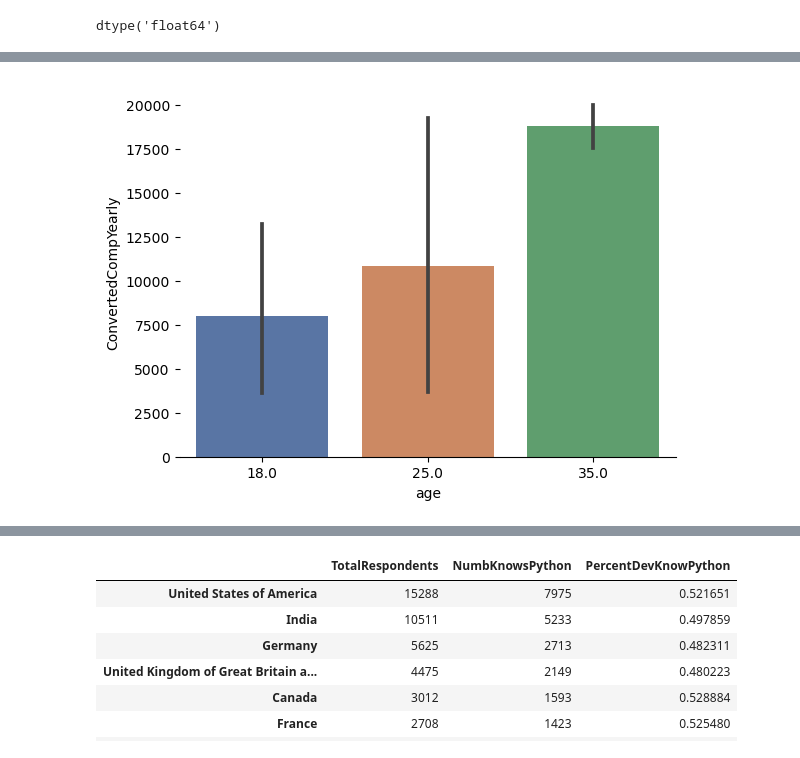
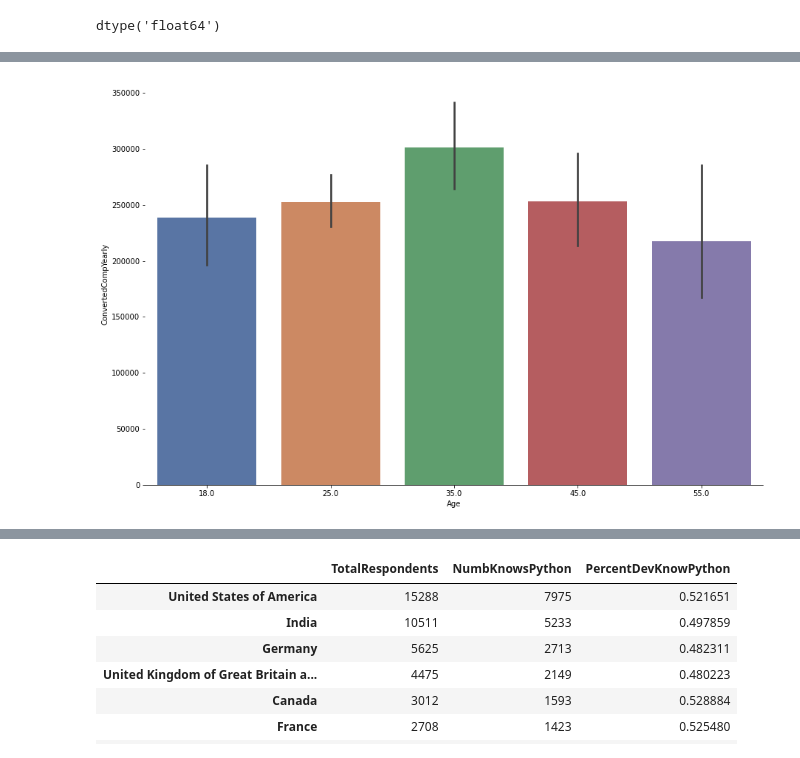
Before and after one commit to abraazaryan14/Intro-to-DataScience-Project1, a Jupyter notebook: First_Project.ipynb, the cells around one changed output, grey strips where cells are left out. Saved outputs shown, nothing was run; the diff lists cells and outputs as text; code cells hidden in the pictures.

```diff
--- a/First_Project.ipynb
+++ b/First_Project.ipynb
@@ -80,8 +81,9 @@ age_convert('25-30')
 '25'
 # %%
 #Use lambda funtion to apply the age_convert funtion to the entire age column
+df['Age'] = df['Age'].apply(lambda age_object: str(age_object).split('-')[0])
 # %%
 # Notice that the age type is still an object type. Convert it to numberic
 # %%
-#df['age']= pd.to_numeric(df['age'],errors='coerce') #
+df['Age']= pd.to_numeric(df['Age'],errors='coerce')
 # %%
@@ -156,4 +176,6 @@ Name: ConvertedCompYearly, dtype: float64
 # %%
 # How many people in the US work with Python?
 # %%
+USA_df = df[df['Country']=='United States of America']
+USA_df.shape
 # %% [output]
@@ -172,8 +199,10 @@ Name: ConvertedCompYearly, dtype: float64
 # %%
 #Same thing for Zimbawe
 # %%
-sns.barplot(x_1,y_1,palette='deep')
+plt.rcParams["figure.figsize"] = (15,10)
+sns.barplot(x = 'Age', y = 'ConvertedCompYearly', data = USA_df, palette='deep')
 sns.despine(left=True)
+plt.show()
 # %% [output]
-[figure, old version]
+[figure, new version]
 # %%
```
Also changed, not shown: parts of 27 cells of this notebook.
